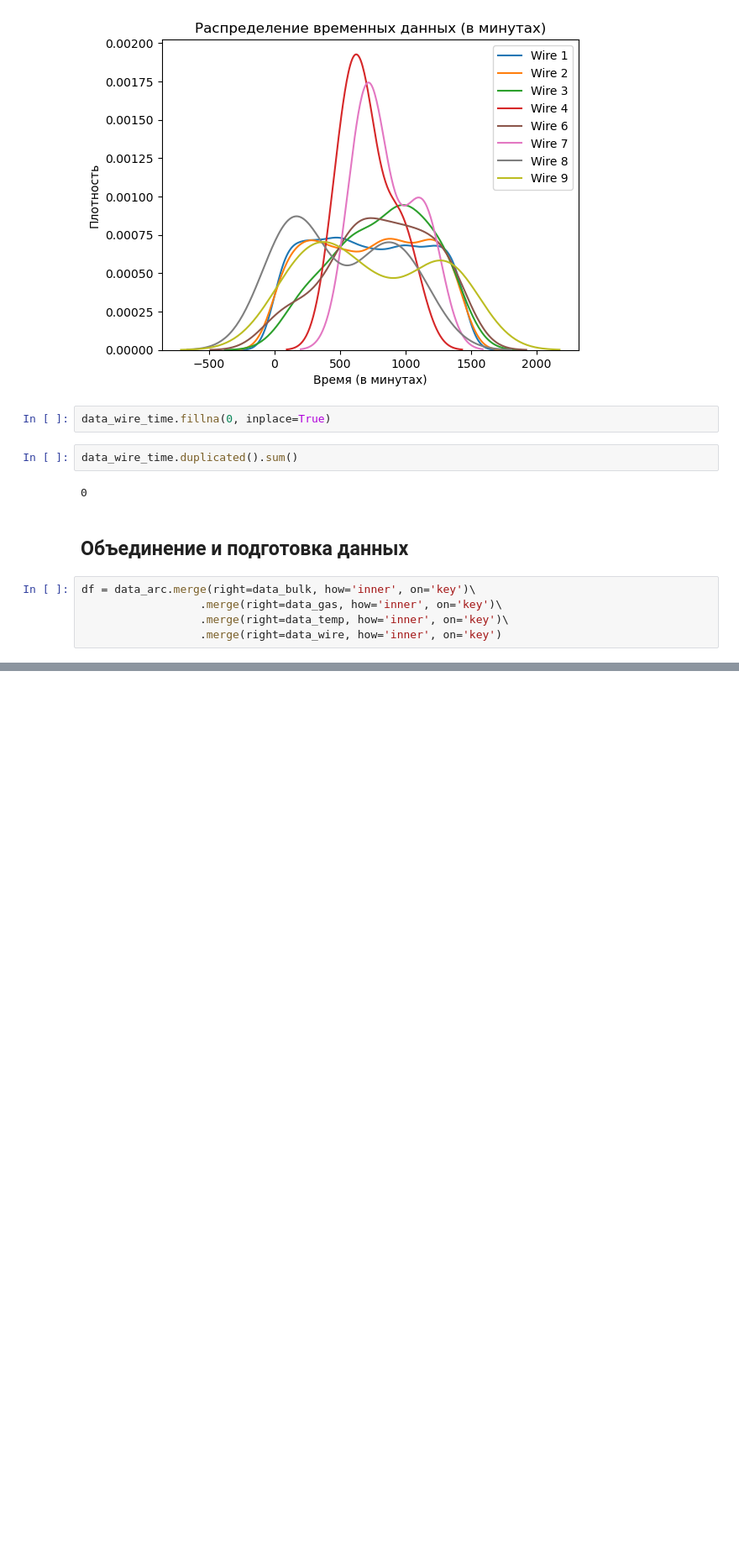
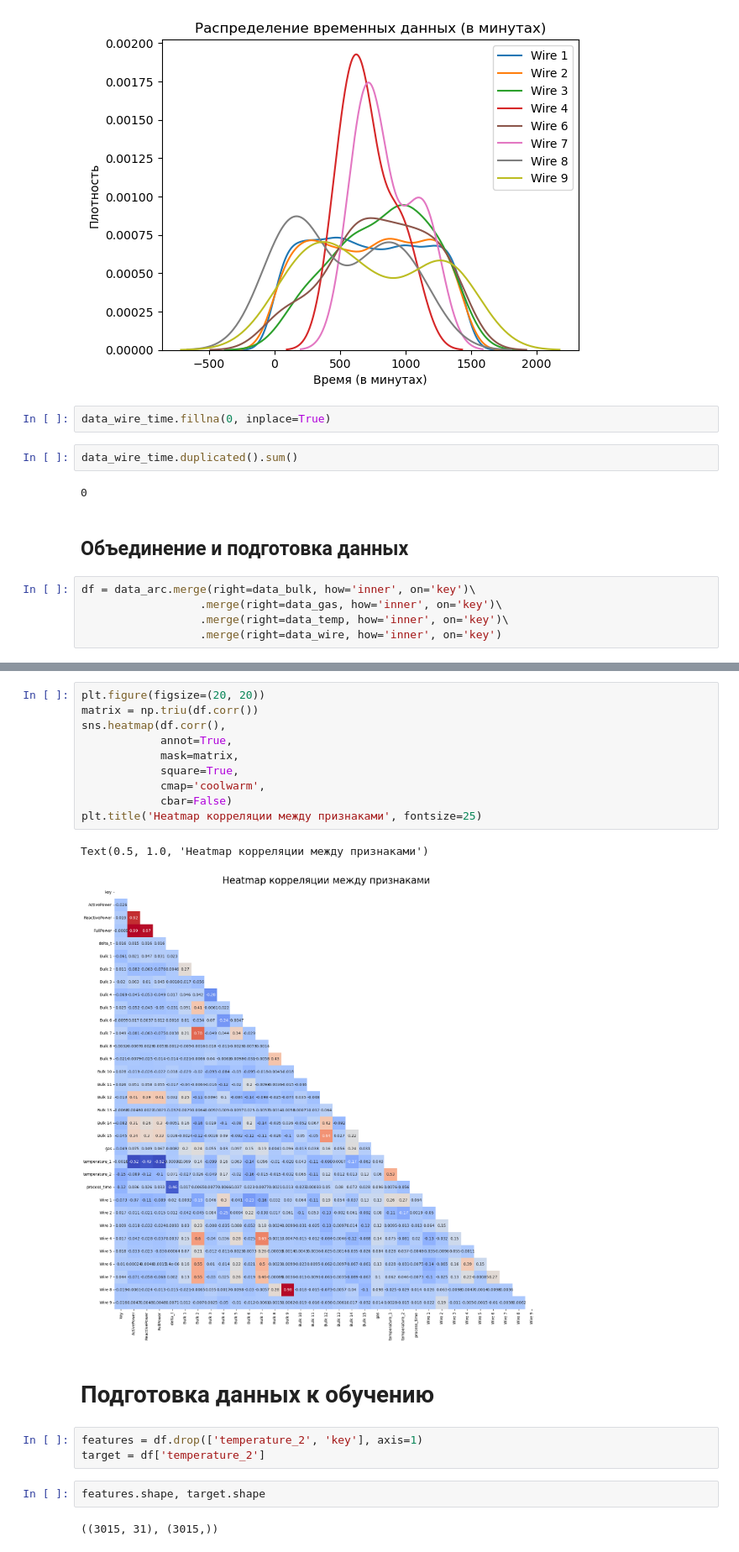
Before and after one commit to VSXV/Data-Science-Projects, a Jupyter notebook: 19. production costs/production costs.ipynb, the cells around one changed output, grey strips where cells are left out. Shown at 84% size. Cells and saved outputs as stored; diff of their text form; blank space fills up the shorter version.

```diff
--- a/19. production costs/production costs.ipynb
+++ b/19. production costs/production costs.ipynb
@@ -768,0 +805,22 @@ memory usage: 3.8 MB
+# %%
+plt.figure(figsize=(20, 20))
+matrix = np.triu(df.corr())
+sns.heatmap(df.corr(),
+            annot=True,
+            mask=matrix,
+            square=True,
+            cmap='coolwarm',
+            cbar=False)
+plt.title('Heatmap корреляции между признаками', fontsize=25)
+# %% [output]
+Text(0.5, 1.0, 'Heatmap корреляции между признаками')
+[figure, added]
+# %% [markdown]
+# Подготовка данных к обучению
+# %%
+features = df.drop(['temperature_2', 'key'], axis=1)
+target = df['temperature_2']
+# %%
+features.shape, target.shape
+# %% [output]
+((3015, 31), (3015,))
```
Also changed, not shown: parts of 41 cells of this notebook.
